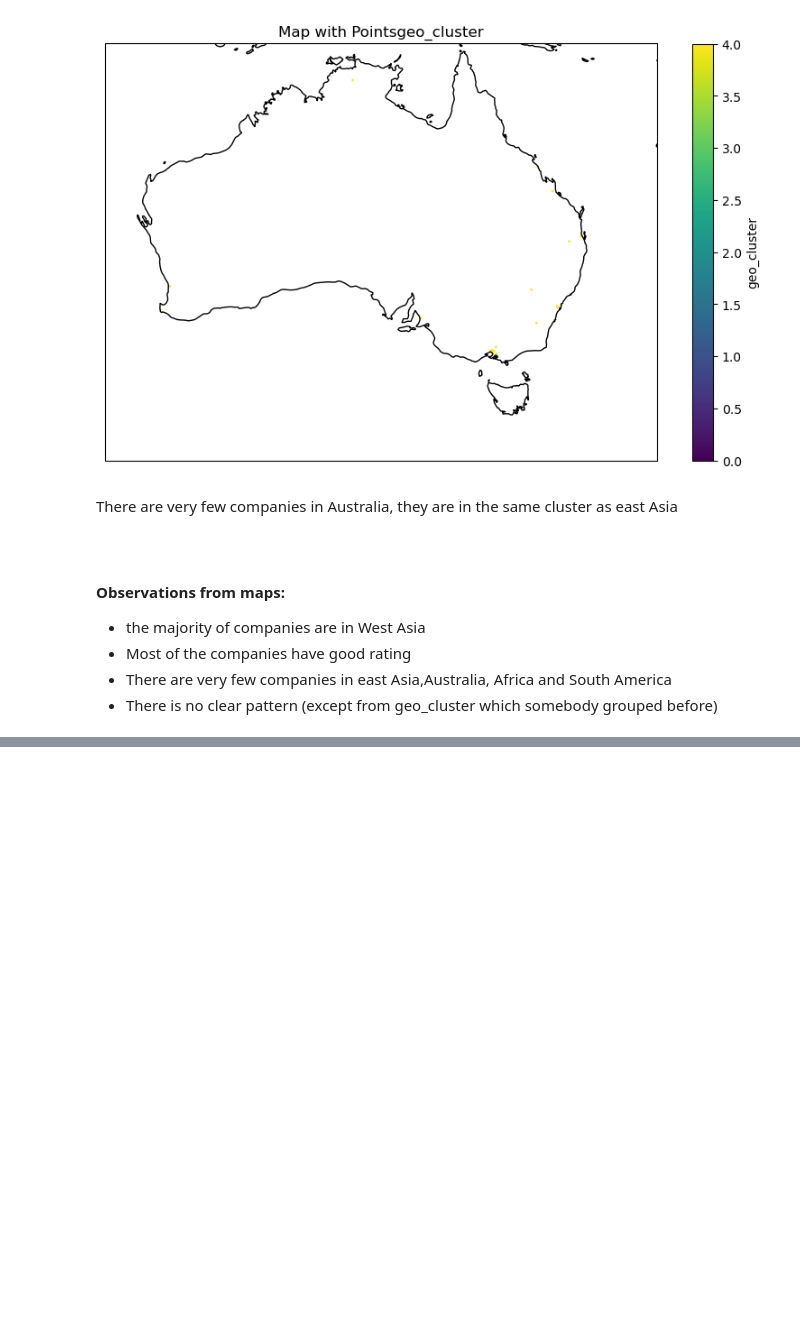
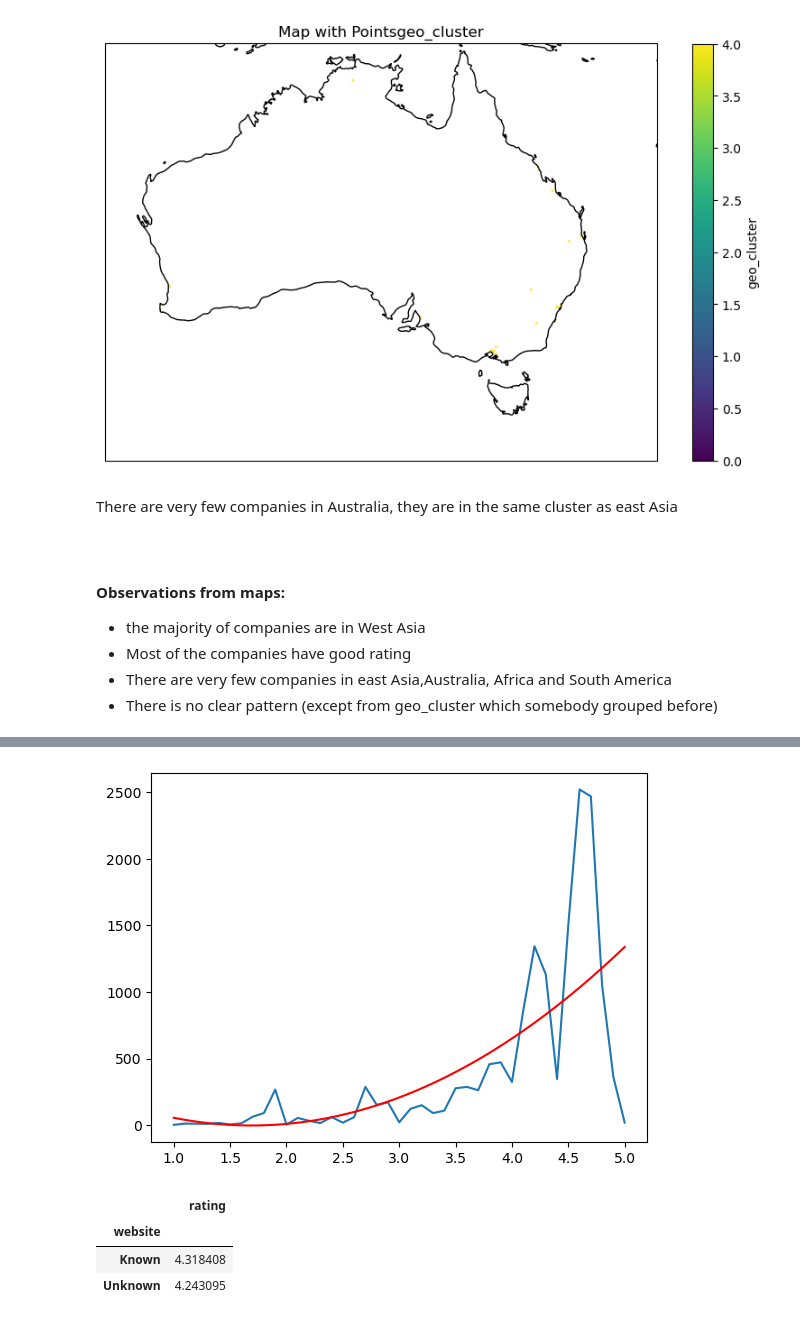
Before and after one commit to katarzynarogalska/LocationIntelligence-clustering, a Jupyter notebook: Location_Clustering_EDA.ipynb, the cells around one changed output, grey strips where cells are left out. Saved outputs shown, nothing was run; the diff lists cells and outputs as text; code cells hidden in the pictures; blank space fills up the shorter version.

```diff
--- a/Location_Clustering_EDA.ipynb
+++ b/Location_Clustering_EDA.ipynb
@@ -372,0 +408,26 @@ There are very few companies in Australia, they are in the same cluster as east
+# %%
+df11 = df[['rating','review_count']]
+average_values_mean = df11.groupby('rating').mean()
+
+z = np.polyfit(x=average_values_mean.index, y=average_values_mean['review_count'], deg=2)
+p = np.poly1d(z)
+
+x_trendline = np.linspace(average_values_mean.index.min(), average_values_mean.index.max(), 100)
+y_trendline = p(x_trendline)
+
+plt.plot(average_values_mean,label='Rating vs Review count')
+plt.plot(x_trendline, y_trendline, color='red', label='Trendline')
+plt.show()
+# %% [output]
+[figure, added]
+# %%
+df44 = df[['rating','website']]
+df44.loc[df44['website'] != 'Unknown', 'website'] = 'Known'
+
+average_values_mean = df44.groupby('website').mean()
+average_values_mean
+# %% [output]
+|  | rating |
+| website |  |
+| Known | 4.318408 |
+| Unknown | 4.243095 |
```
Also changed, not shown: parts of 4 cells of this notebook.
